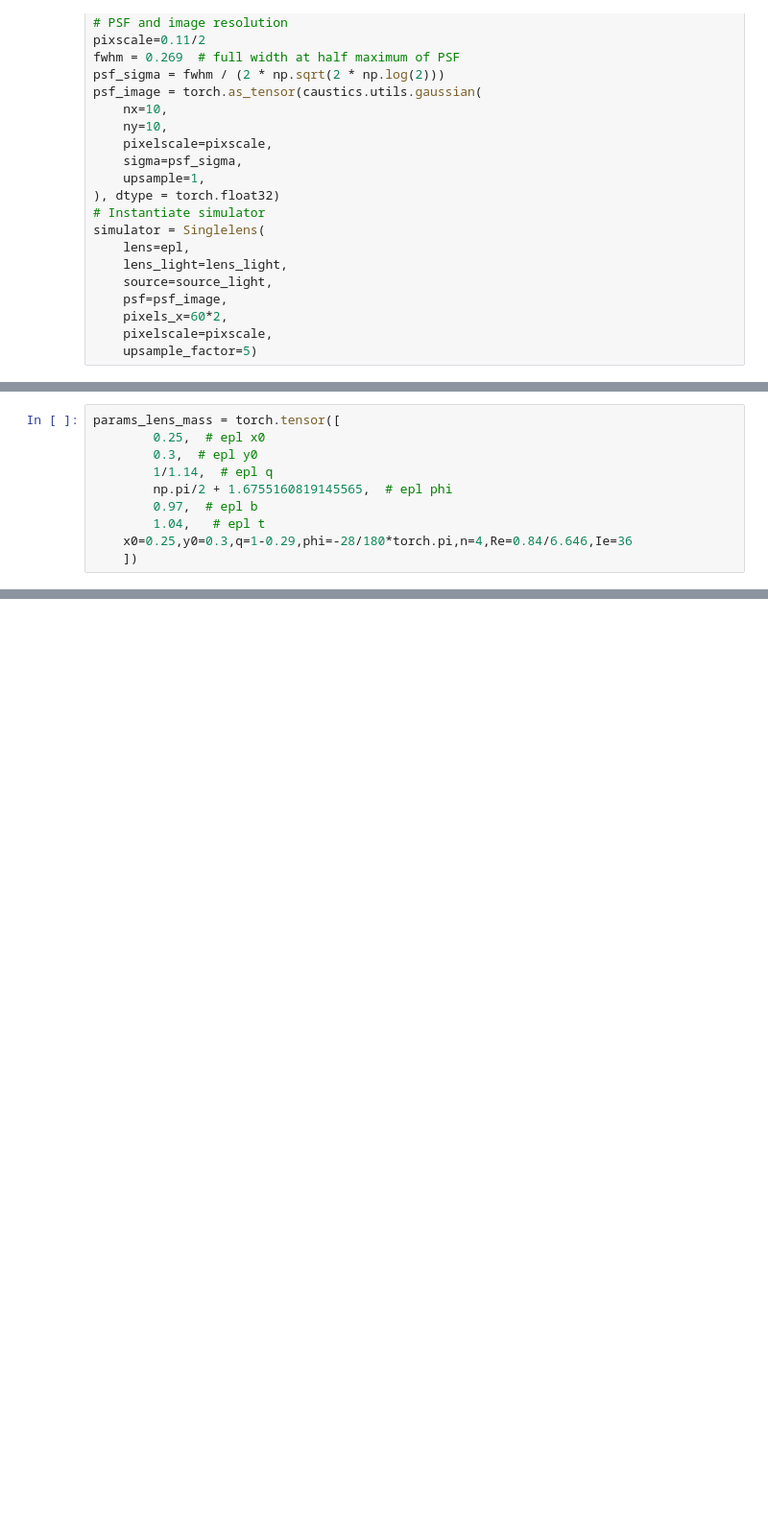
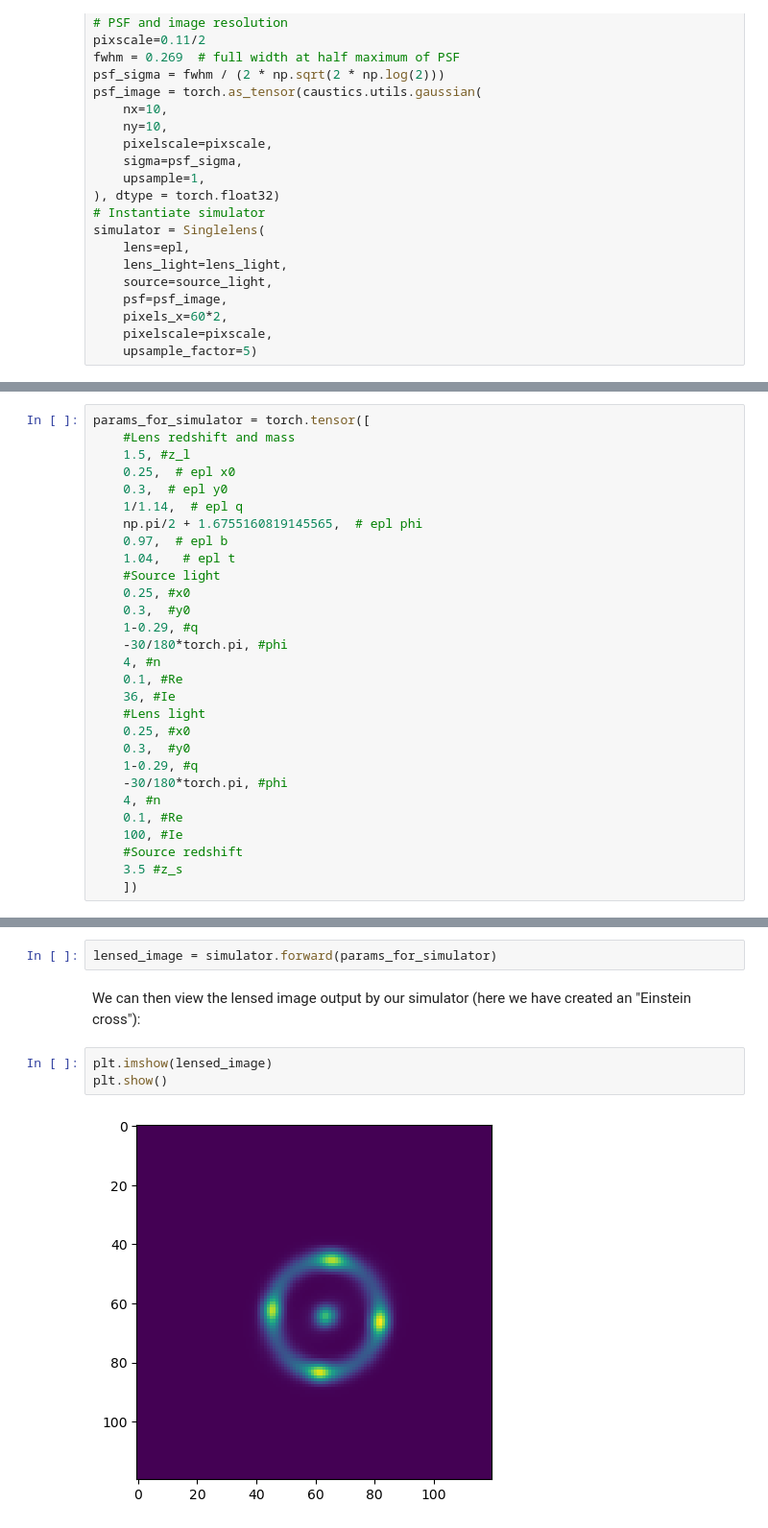
Before and after one commit to Ciela-Institute/caustics, a Jupyter notebook: docs/source/tutorials/BasicCustomSimulator.ipynb, the cells around one changed output, grey strips where cells are left out. Shown: that part at 96% size. Drawn from its saved outputs; the diff is of its cells as text; blank space fills up the shorter version.

Commit message:
Finished the simulator

```diff
--- a/docs/source/tutorials/BasicCustomSimulator.ipynb
+++ b/docs/source/tutorials/BasicCustomSimulator.ipynb
@@ -163,12 +165,31 @@ sim_0|module
         Ie|dynamic
     z_s|dynamic
 # %%
-params_lens_mass = torch.tensor([
-        0.25,  # epl x0
-        0.3,  # epl y0
-        1/1.14,  # epl q
-        np.pi/2 + 1.6755160819145565,  # epl phi
-        0.97,  # epl b
-        1.04,   # epl t
-    x0=0.25,y0=0.3,q=1-0.29,phi=-28/180*torch.pi,n=4,Re=0.84/6.646,Ie=36
+params_for_simulator = torch.tensor([
+    #Lens redshift and mass
+    1.5, #z_l
+    0.25,  # epl x0
+    0.3,  # epl y0
+    1/1.14,  # epl q
+    np.pi/2 + 1.6755160819145565,  # epl phi
+    0.97,  # epl b
+    1.04,   # epl t
+    #Source light
+    0.25, #x0
+    0.3,  #y0
+    1-0.29, #q
+    -30/180*torch.pi, #phi
+    4, #n
+    0.1, #Re
+    36, #Ie
+    #Lens light
+    0.25, #x0
+    0.3,  #y0
+    1-0.29, #q
+    -30/180*torch.pi, #phi
+    4, #n
+    0.1, #Re
+    100, #Ie
+    #Source redshift
+    3.5 #z_s
     ])
@@ -284,0 +196,9 @@ class Lens_only(caustics.Simulator):
+# %%
+lensed_image = simulator.forward(params_for_simulator)
+# %% [markdown]
+We can then view the lensed image output by our simulator (here we have created an "Einstein cross"):
+# %%
+plt.imshow(lensed_image)
+plt.show()
+# %% [output]
+[figure, added]
```
Also changed, not shown: parts of 16 cells of this notebook.
